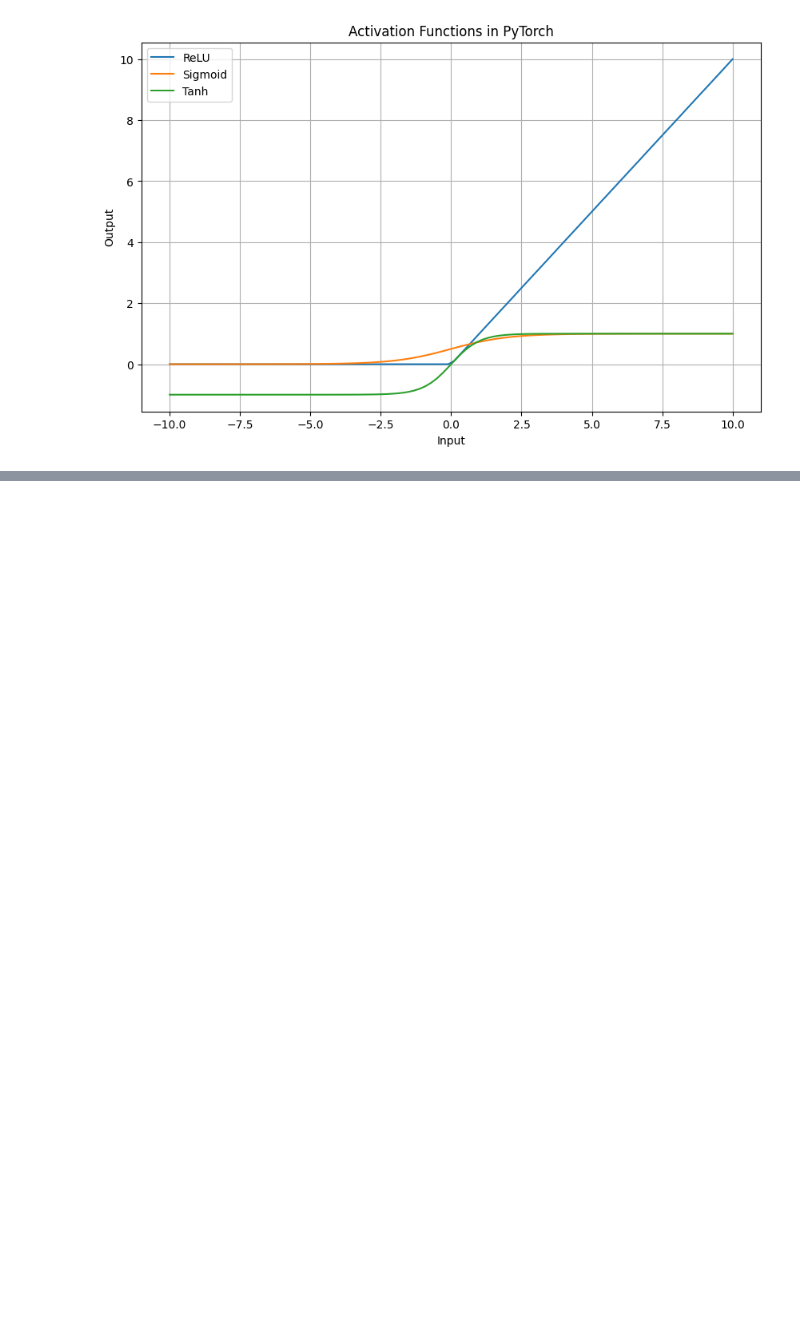
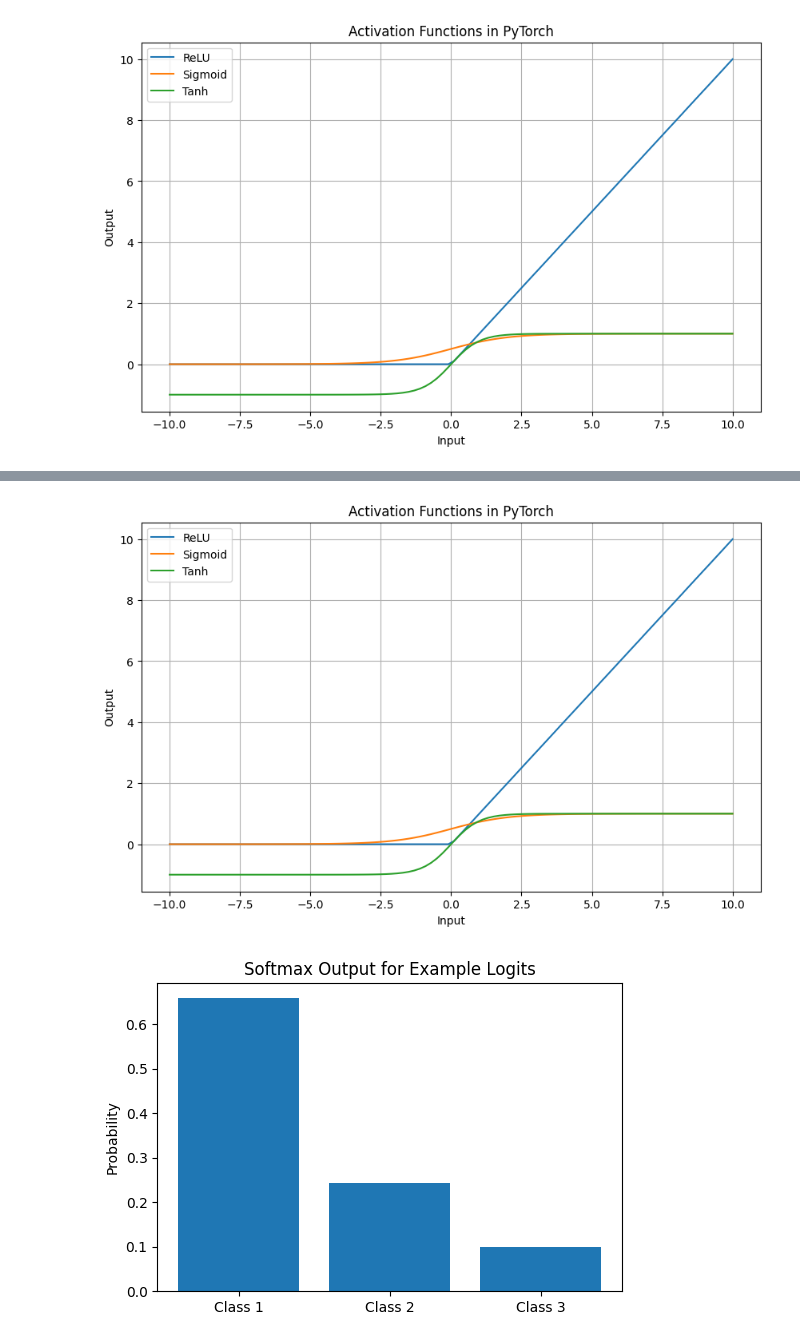
Before and after one commit to elchicha/DeepLearning_AISV-X401, a Jupyter notebook: Notes/activation_fn_pytorch.ipynb, the cells around one changed output, grey strips where cells are left out. Cells and saved outputs as stored; diff of their text form; code cells hidden in the pictures; blank space fills up the shorter version.

Commit message:
add softmax examples

```diff
--- a/Notes/activation_fn_pytorch.ipynb
+++ b/Notes/activation_fn_pytorch.ipynb
@@ -38,0 +37,26 @@ generate similar code to showcase softmax
+# %%
+# Compute softmax activation for a sample vector
+logits = torch.tensor([2.0, 1.0, 0.1])
+softmax_vals = torch.nn.functional.softmax(logits, dim=0)
+
+# Plotting other activations
+plt.figure(figsize=(10, 6))
+plt.plot(x.numpy(), relu.numpy(), label='ReLU')
+plt.plot(x.numpy(), sigmoid.numpy(), label='Sigmoid')
+plt.plot(x.numpy(), tanh.numpy(), label='Tanh')
+plt.title("Activation Functions in PyTorch")
+plt.xlabel("Input")
+plt.ylabel("Output")
+plt.grid(True)
+plt.legend()
+plt.show()
+
+# Plotting softmax for sample logits
+plt.figure(figsize=(6, 4))
+plt.bar(['Class 1', 'Class 2', 'Class 3'], softmax_vals.numpy())
+plt.title("Softmax Output for Example Logits")
+plt.ylabel("Probability")
+plt.show()
+# %% [output]
+[figure, added]
+[figure, added]
```
Also changed, not shown: parts of 4 cells of this notebook.
